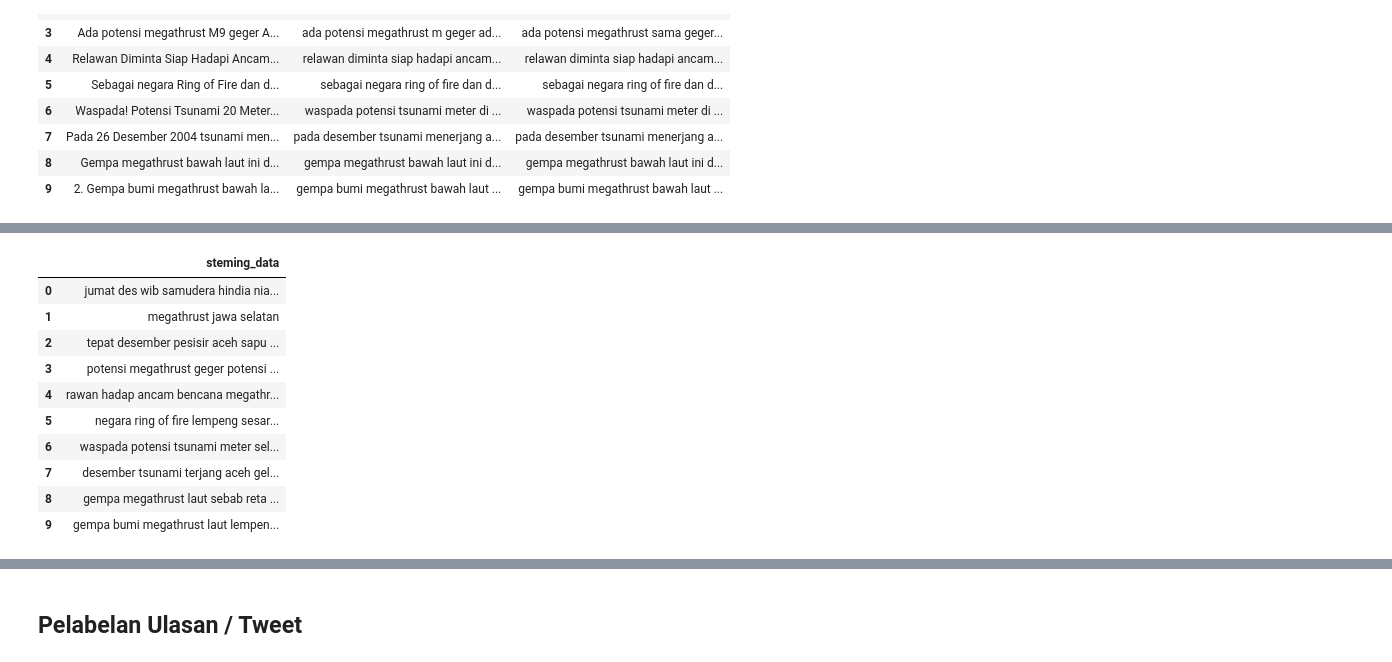
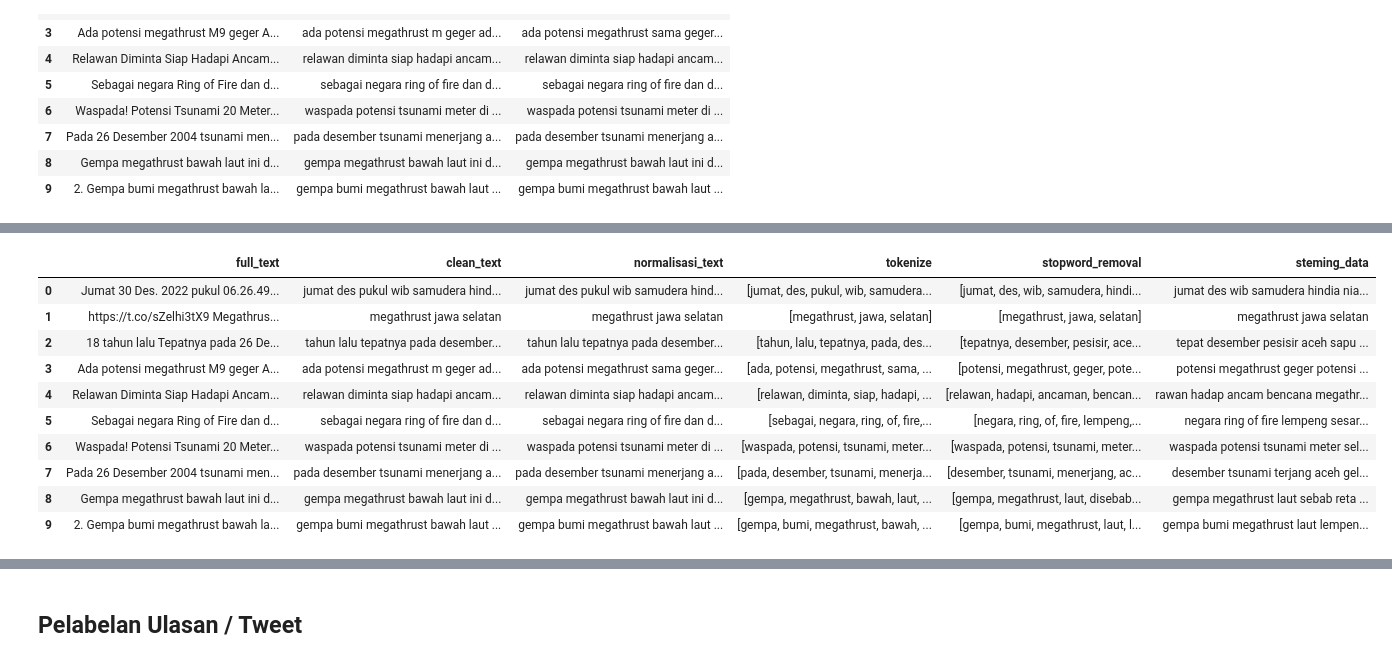
Before and after one commit to rixxx1810/Analisis-Sentimen-PemTeks, a Jupyter notebook: main.ipynb, the cells around one changed output, grey strips where cells are left out. Cells and saved outputs as stored; diff of their text form; code cells hidden in the pictures.

Commit message:
Pesan commit yang jelas di sini

```diff
--- a/main.ipynb
+++ b/main.ipynb
@@ -43,7 +71,7 @@ Total baris data gabungan: 1792
 import pandas as pd
 
 # Langsung baca file dan tampilkan 5 baris pertama
-data = pd.read_csv("dataset/datasetMegathrust.csv")
+data = pd.read_csv("dataset/DatasetTahap1.csv")
 print(data.head())
 # %% [output]
    conversation_id_str                      created_at  favorite_count  \
@@ -83,7 +113,7 @@ if not os.path.exists(folder_tujuan):
     os.makedirs(folder_tujuan)
 
 # Gabungkan path folder dengan nama file yang diinginkan
-path_output = os.path.join(folder_tujuan, 'DatasetTahap1IsiUlasan.csv')
+path_output = os.path.join(folder_tujuan, 'DatasetTahap2IsiUlasan.csv')
 
 # Simpan DataFrame ke path yang sudah ditentukan
 data.to_csv(path_output, index=False, encoding='utf-8')
@@ -104,0 +147,38 @@ memory usage: 14.1+ KB
+# %%
+import pandas as pd
+import os
+
+# --- PENGOLAHAN FILE ---
+
+# 1. Tentukan nama file CSV yang akan diproses
+nama_file_input = 'dataset/DatasetTahap2IsiUlasan.csv' # GANTI DENGAN NAMA FILE ANDA
+
+# Pastikan file ada sebelum melanjutkan
+if not os.path.exists(nama_file_input):
+    print(f"Error: File tidak ditemukan di '{os.path.abspath(nama_file_input)}'")
+else:
+    # 2. Langsung baca satu file CSV ke dalam DataFrame
+    print(f"Membaca file: '{nama_file_input}'")
+    data = pd.read_csv(nama_file_input)
+
+    print(f"\nJumlah baris sebelum menghapus duplikat: {len(data)}")
+
+    # 3. Hapus baris duplikat berdasarkan kolom 'full_text'
+    data.drop_duplicates(subset=['full_text'], inplace=True, keep='first')
+
+    print(f"Jumlah baris setelah menghapus duplikat: {len(data)}")
+
+    # --- PENYIMPANAN FILE ---
+
+    # 4. Tentukan nama folder dan file output
+    folder_tujuan = 'dataset'
+
+    # Tentukan path lengkap untuk file output
+    nama_file_output = 'DatasetTahap3HapusDuplikat.csv'
+    path_output = os.path.join(folder_tujuan, nama_file_output)
+
+    # 5. Simpan DataFrame yang sudah bersih ke file baru
+    data.to_csv(path_output, index=False, encoding='utf-8')
+
+    print(f"\nSukses! Duplikat telah dihapus dan file disimpan di:")
+    print(f"'{path_output}'")
@@ -292,20 +440,20 @@ None
 # %%
 import pandas as pd
 
-data = pd.DataFrame(data[["steming_data"]])
+data = pd.DataFrame(data[["full_text","clean_text","normalisasi_text","tokenize","stopword_removal","steming_data"]])
 data.head(10)
 # %% [output]
-|  | steming_data |
-| 0 | jumat des wib samudera hindia nia... |
-| 1 | megathrust jawa selatan |
-| 2 | tepat desember pesisir aceh sapu ... |
-| 3 | potensi megathrust geger potensi ... |
-| 4 | rawan hadap ancam bencana megathr... |
-| 5 | negara ring of fire lempeng sesar... |
-| 6 | waspada potensi tsunami meter sel... |
-| 7 | desember tsunami terjang aceh gel... |
-| 8 | gempa megathrust laut sebab reta ... |
-| 9 | gempa bumi megathrust laut lempen... |
+|  | full_text | clean_text | normalisasi_text | tokenize | stopword_removal | steming_data |
+| 0 | Jumat 30 Des. 2022 pukul 06.26.49... | jumat des pukul wib samudera hind... | jumat des pukul wib samudera hind... | [jumat, des, pukul, wib, samudera... | [jumat, des, wib, samudera, hindi... | jumat des wib samudera hindia nia... |
+| 1 | https://t.co/sZelhi3tX9 Megathrus... | megathrust jawa selatan | megathrust jawa selatan | [megathrust, jawa, selatan] | [megathrust, jawa, selatan] | megathrust jawa selatan |
+| 2 | 18 tahun lalu Tepatnya pada 26 De... | tahun lalu tepatnya pada desember... | tahun lalu tepatnya pada desember... | [tahun, lalu, tepatnya, pada, des... | [tepatnya, desember, pesisir, ace... | tepat desember pesisir aceh sapu ... |
+| 3 | Ada potensi megathrust M9 geger A... | ada potensi megathrust m geger ad... | ada potensi megathrust sama geger... | [ada, potensi, megathrust, sama, ... | [potensi, megathrust, geger, pote... | potensi megathrust geger potensi ... |
+| 4 | Relawan Diminta Siap Hadapi Ancam... | relawan diminta siap hadapi ancam... | relawan diminta siap hadapi ancam... | [relawan, diminta, siap, hadapi, ... | [relawan, hadapi, ancaman, bencan... | rawan hadap ancam bencana megathr... |
+| 5 | Sebagai negara Ring of Fire dan d... | sebagai negara ring of fire dan d... | sebagai negara ring of fire dan d... | [sebagai, negara, ring, of, fire,... | [negara, ring, of, fire, lempeng,... | negara ring of fire lempeng sesar... |
+| 6 | Waspada! Potensi Tsunami 20 Meter... | waspada potensi tsunami meter di ... | waspada potensi tsunami meter di ... | [waspada, potensi, tsunami, meter... | [waspada, potensi, tsunami, meter... | waspada potensi tsunami meter sel... |
+| 7 | Pada 26 Desember 2004 tsunami men... | pada desember tsunami menerjang a... | pada desember tsunami menerjang a... | [pada, desember, tsunami, menerja... | [desember, tsunami, menerjang, ac... | desember tsunami terjang aceh gel... |
+| 8 | Gempa megathrust bawah laut ini d... | gempa megathrust bawah laut ini d... | gempa megathrust bawah laut ini d... | [gempa, megathrust, bawah, laut, ... | [gempa, megathrust, laut, disebab... | gempa megathrust laut sebab reta ... |
+| 9 | 2. Gempa bumi megathrust bawah la... | gempa bumi megathrust bawah laut ... | gempa bumi megathrust bawah laut ... | [gempa, bumi, megathrust, bawah, ... | [gempa, bumi, megathrust, laut, l... | gempa bumi megathrust laut lempen... |
 # %%
 folder_tujuan = 'dataset'
 
```
Also changed, not shown: parts of 28 cells of this notebook, 9 other files.
